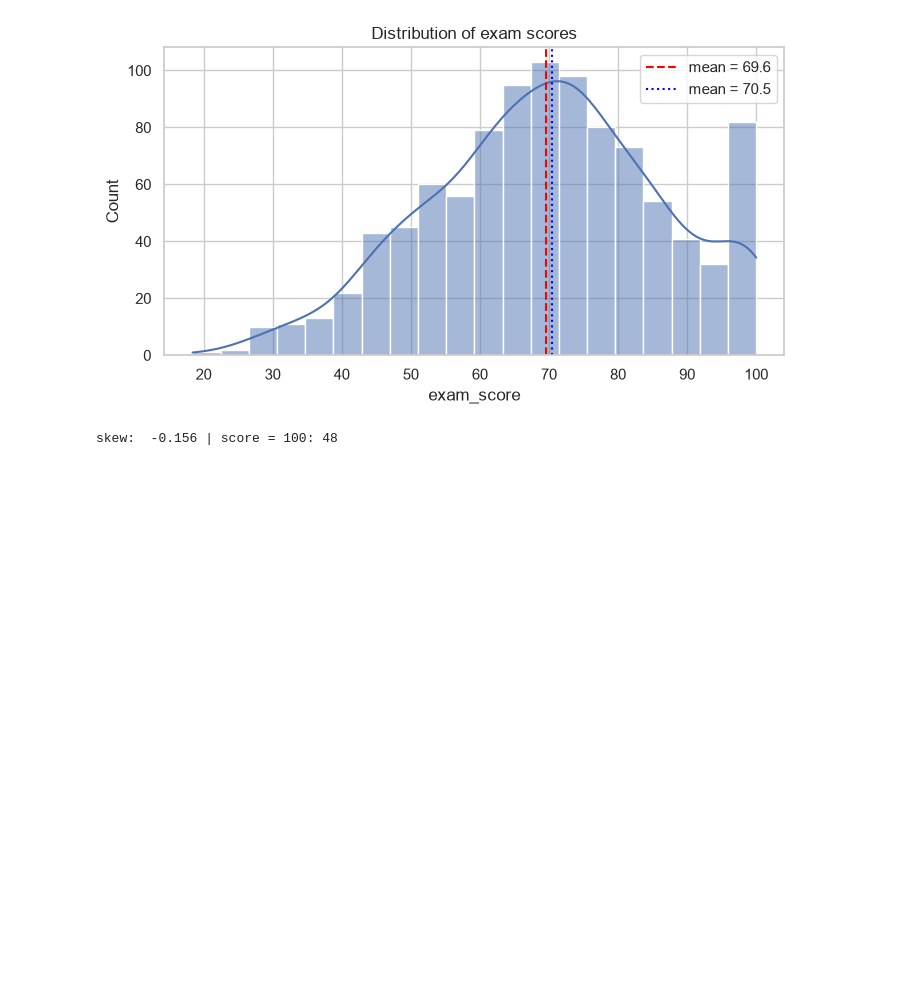
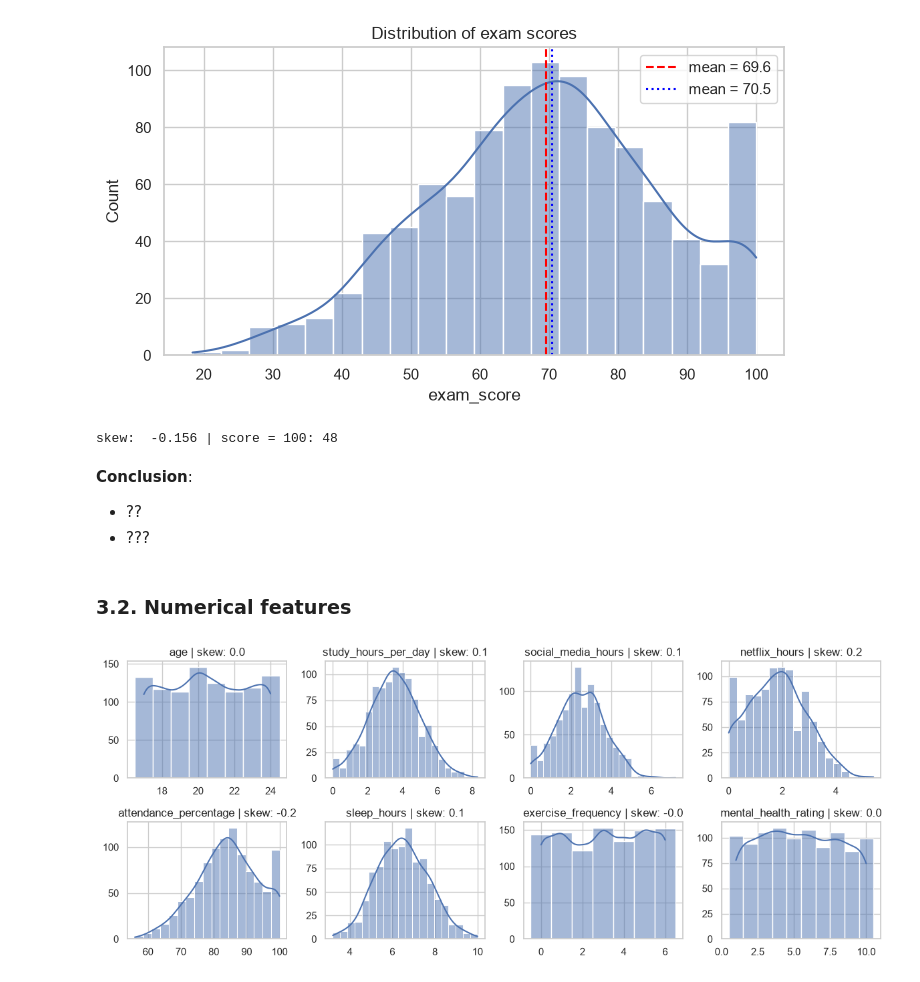
Before and after one commit to trungsyd2409/EDA_academic_performace_1, a Jupyter notebook: EDA_final.ipynb, the cells around one changed output. Saved outputs shown, nothing was run; the diff lists cells and outputs as text; code cells hidden in the pictures; blank space fills up the shorter version.

```diff
--- a/EDA_final.ipynb
+++ b/EDA_final.ipynb
@@ -302,3 +302,22 @@ print("skew: ", round(data[target].skew(),3), "| score = 100:", (data[target]==1
 # %% [output]
 [figure]
 skew:  -0.156 | score = 100: 48
+# %% [markdown]
+**Conclusion**:
+- ??
+- ???
+# %% [markdown]
+### 3.2. Numerical features
+# %%
+len(num_cols)
+fig, axes = plt.subplots(2,4, figsize = (12,5))
+
+for ax, col in zip(axes.flat, num_cols):
+    sns.histplot(data = data, x = col, ax = ax, kde = True, discrete=(data[col].dtype == "int64"))
+    ax.set_title(f"{col} | skew: {data[col].skew():.1f}" )
+    ax.set_ylabel("")
+    ax.set_xlabel("")
+plt.tight_layout()
+plt.show()
+# %% [output]
+[figure, added]
```
Also changed, not shown: parts of 4 cells of this notebook.
